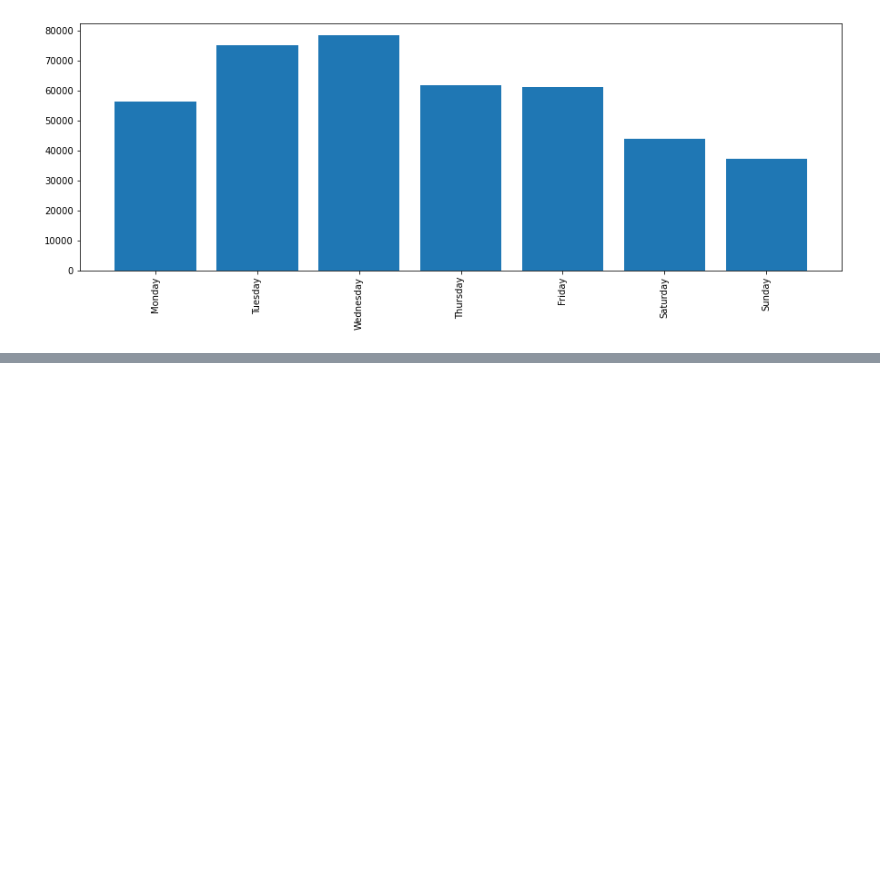
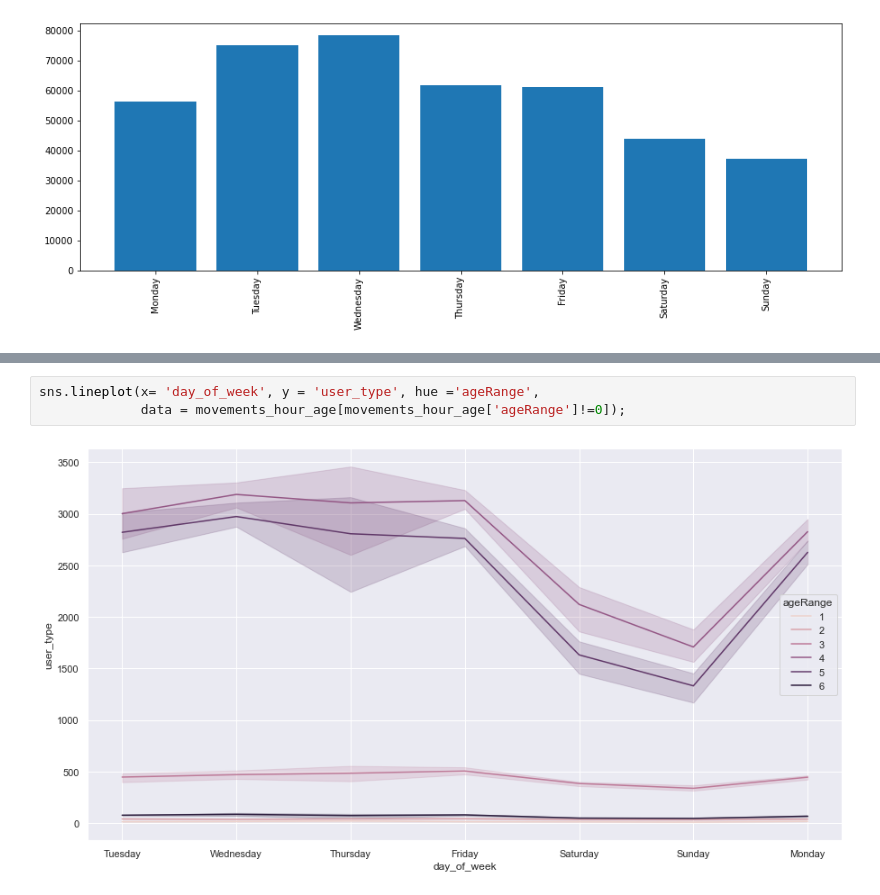
Before and after one commit to paulamartinm/bicimad_prevision_tfm, a Jupyter notebook: 1. Exploring the data.ipynb, the cells around one changed output, grey strips where cells are left out. Cells and saved outputs as stored; diff of their text form; blank space fills up the shorter version.

```diff
--- a/1. Exploring the data.ipynb
+++ b/1. Exploring the data.ipynb
@@ -299,0 +329,5 @@ plt.xticks(rotation=90);
+# %%
+sns.lineplot(x= 'day_of_week', y = 'user_type', hue ='ageRange',
+             data = movements_hour_age[movements_hour_age['ageRange']!=0]);
+# %% [output]
+[figure, added]
```
Also changed, not shown: parts of 15 cells of this notebook.
